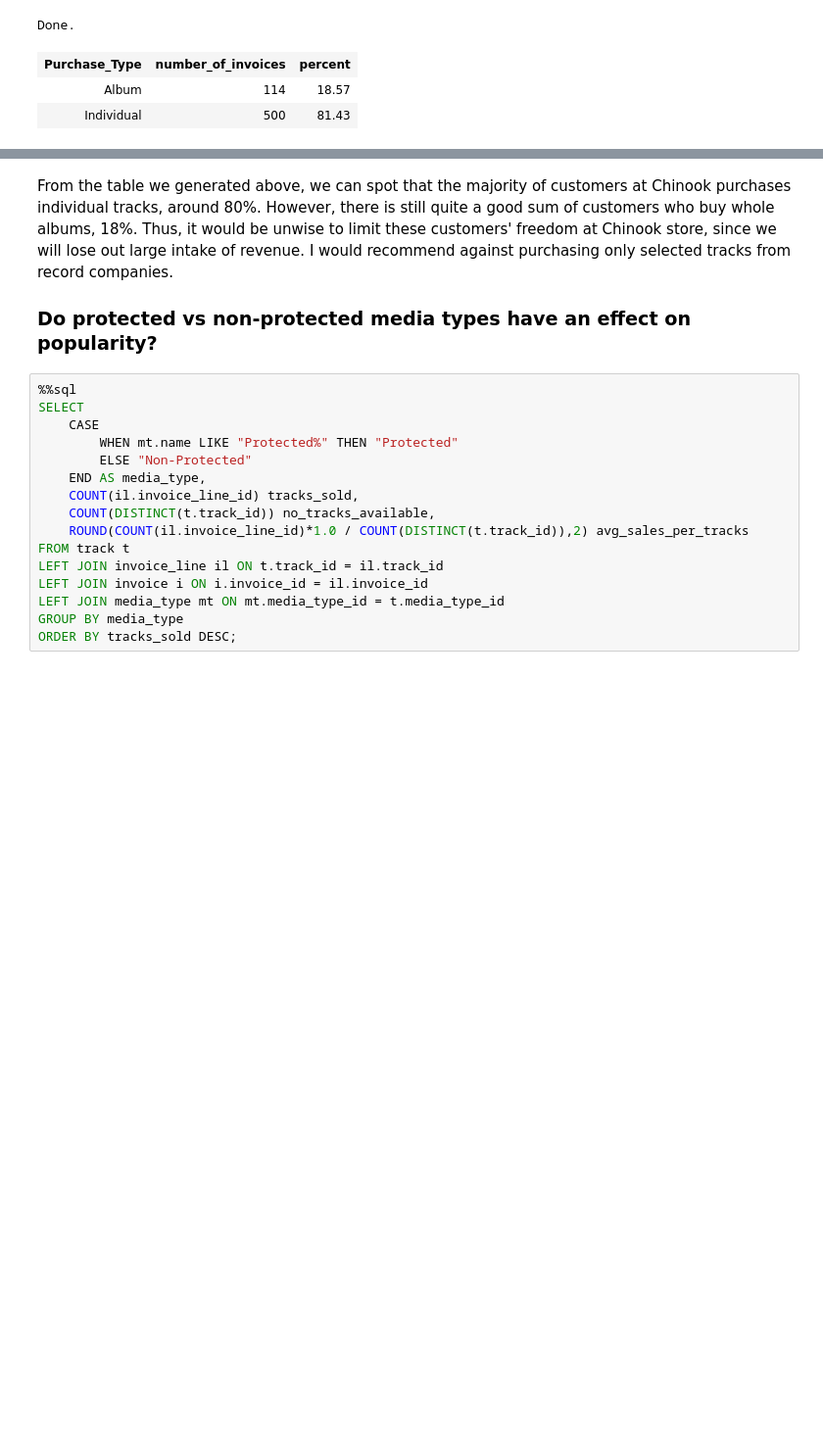
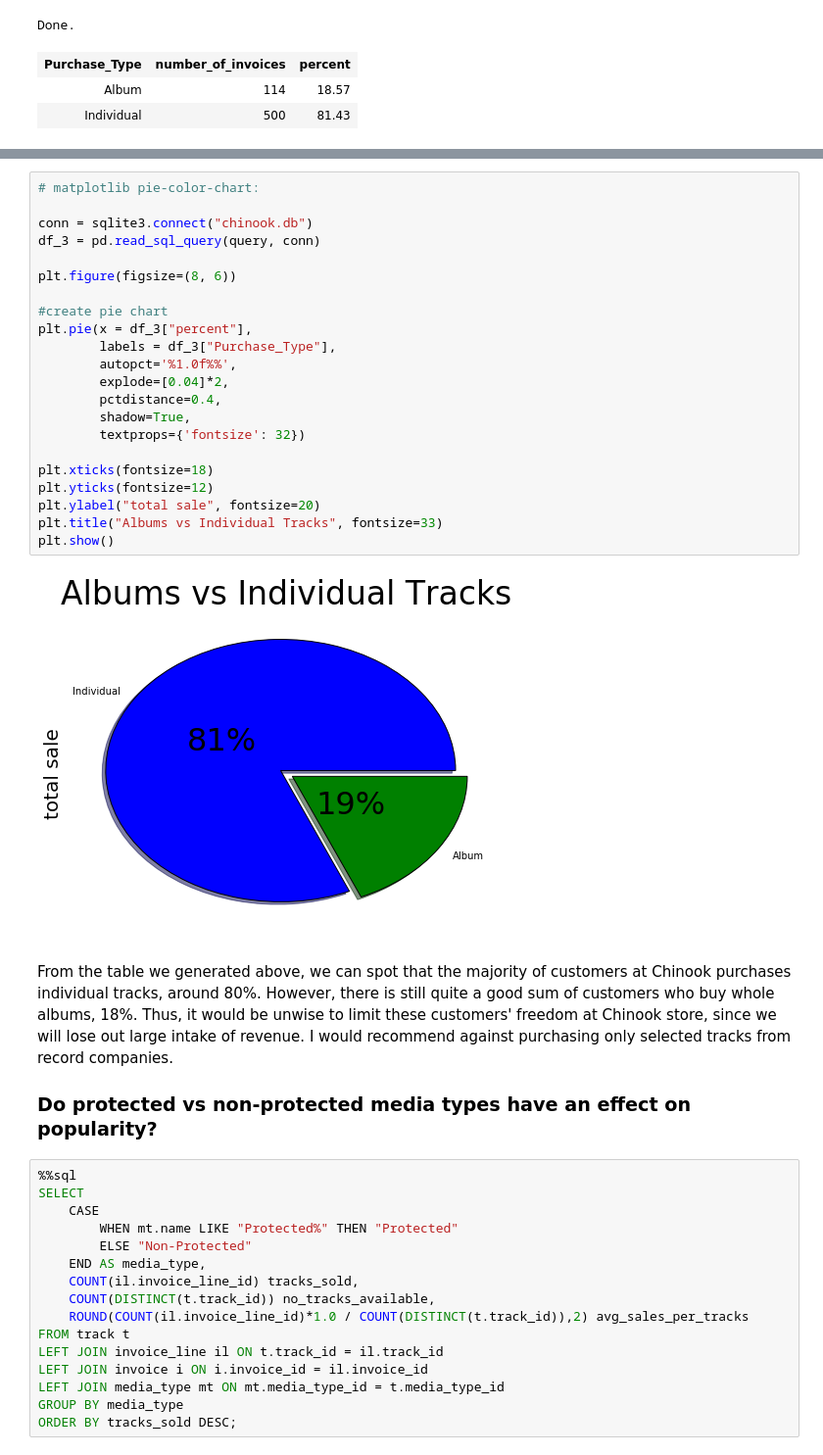
Before and after one commit to bchukt/Answering-Business-Questions-Using-SQL, a Jupyter notebook: Answering Business Questions Using SQL.ipynb, the cells around one changed output, grey strips where cells are left out. Shown at 98% size. Drawn from its saved outputs; the diff is of its cells as text; blank space fills up the shorter version.

```diff
--- a/Answering Business Questions Using SQL.ipynb
+++ b/Answering Business Questions Using SQL.ipynb
@@ -360,3 +503,27 @@ Done.
+# %%
+# matplotlib pie-color-chart:
+
+conn = sqlite3.connect("chinook.db")
+df_3 = pd.read_sql_query(query, conn)
+
+plt.figure(figsize=(8, 6))
+
+#create pie chart
+plt.pie(x = df_3["percent"],
+        labels = df_3["Purchase_Type"],
+        autopct='%1.0f%%',
+        explode=[0.04]*2,
+        pctdistance=0.4,
+        shadow=True,
+        textprops={'fontsize': 32})
+
+plt.xticks(fontsize=18)
+plt.yticks(fontsize=12)
+plt.ylabel("total sale", fontsize=20)
+plt.title("Albums vs Individual Tracks", fontsize=33)
+plt.show()
+# %% [output]
+[figure, added]
 # %% [markdown]
 From the table we generated above, we can spot that the majority of customers at Chinook purchases individual tracks, around 80%. However, there is still quite a good sum of customers who buy whole albums, 18%. Thus, it would be unwise to limit these customers' freedom at Chinook store, since we will lose out large intake of revenue. I would recommend against purchasing only selected tracks from record companies.
 
```
Also changed, not shown: parts of 7 cells of this notebook.
